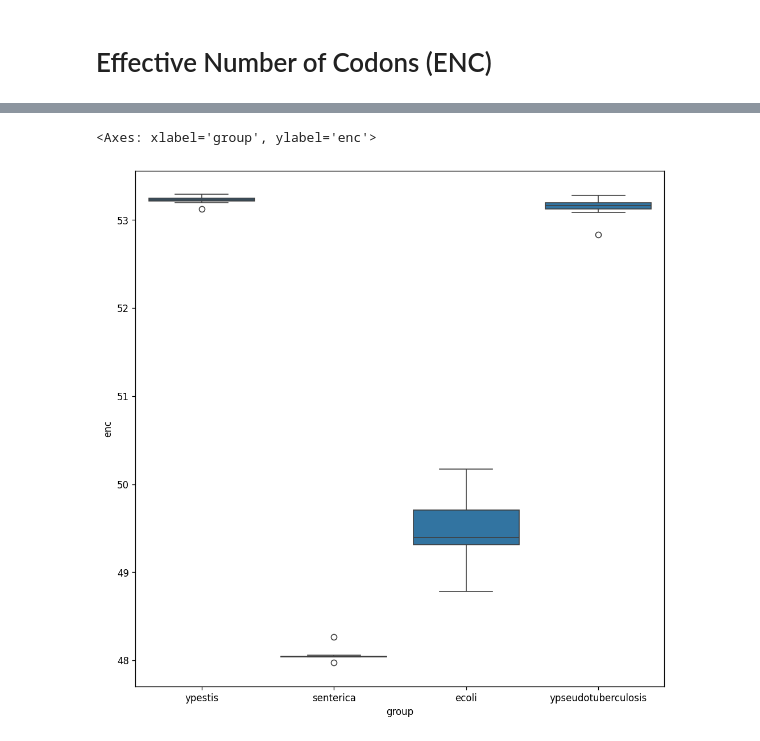
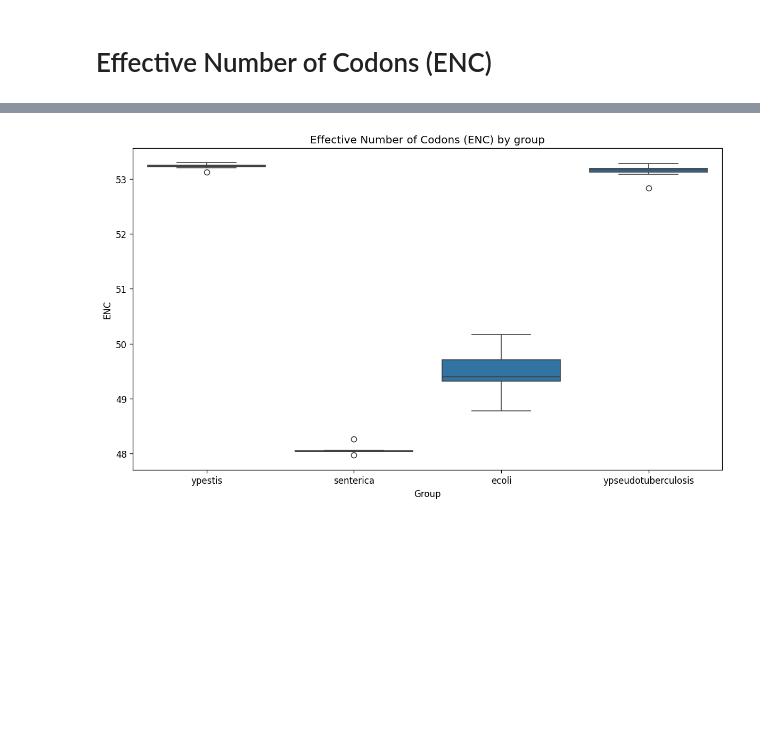
Before and after one commit to pour221/codon_usage, a Jupyter notebook: codon_usage.ipynb, the cells around one changed output, grey strips where cells are left out. Saved outputs shown, nothing was run; the diff lists cells and outputs as text; code cells hidden in the pictures; blank space fills up the shorter version.

```diff
--- a/codon_usage.ipynb
+++ b/codon_usage.ipynb
@@ -27,2 +25,14 @@ $ seqkit stats -a *.fasta > ../asembly_stats.tsv
 If samples belong to different groups, the group label can be added as a prefix in the file name. For example: `group1_ecoli.fasta`
+# %%
+def add_groups(df: pd.DataFrame, file_name_col: str | None = None) -> pd.DataFrame:
+    df = df.copy()
+    if HAS_GROUPS:
+        if file_name_col is None:
+            df['group'] = df.index.str.split('_').str[0]
+        else:
+            df['group'] = df[file_name_col].str.split('_').str[0]
+    else:
+        df['group'] = 'all'
+
+    return df
 # %%
@@ -403,15 +372,0 @@ def calculate_enc(sample_table):
-# %%
-enc_df = pd.DataFrame()
-
-for strain in os.listdir(f'{WORKDIR}/freq'):
-    strain_name = os.path.splitext(strain)[0]
-    strain_df = pd.read_csv(f'{WORKDIR}/freq/{strain}', comment='#', sep=r'\s+',
-                                     names=['Codon','AA','Fraction','Frequency','Number'])
-
-    strain_enc = calculate_enc(strain_df)
-
-    enc_df = pd.concat([enc_df, pd.DataFrame({'strain': [strain_name], 'enc': [strain_enc]})])
-
-enc_df = enc_df.set_index('strain')
-enc_df['group'] = enc_df.index.str.split('_').str[0]
-enc_df
@@ -437,6 +382,9 @@ enc_df
 # %%
-plt.figure(figsize=(10,10), dpi=120)
+plt.figure(figsize=(10,6), dpi=120)
 sns.boxplot(data=enc_df, x="group", y="enc")
+plt.xlabel('Group')
+plt.ylabel('ENC')
+plt.title('Effective Number of Codons (ENC) by group')
+plt.tight_layout()
 # %% [output]
-<Axes: xlabel='group', ylabel='enc'>
-[figure, old version]
+[figure, new version]
```
Also changed, not shown: parts of 38 cells of this notebook.
